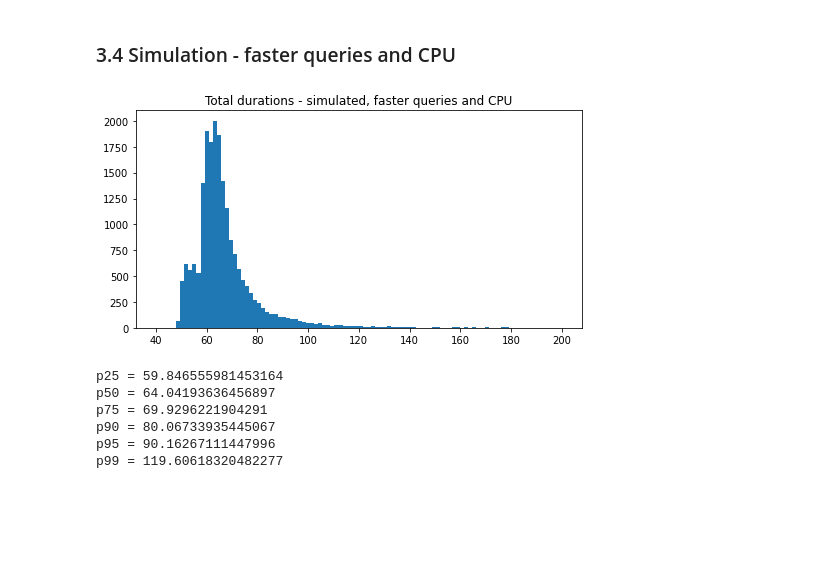
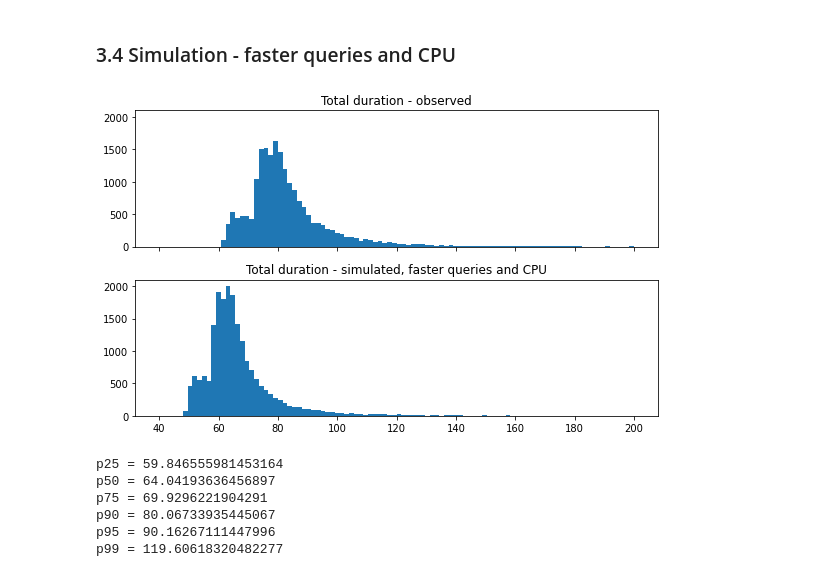
Before and after one commit to williewheeler/stats-demos, a Jupyter notebook: simulations/duration-what-if-simulation-empirical.ipynb, the cells around one changed output. Saved outputs shown, nothing was run; the diff lists cells and outputs as text; code cells hidden in the pictures; blank space fills up the shorter version.

```diff
--- a/simulations/duration-what-if-simulation-empirical.ipynb
+++ b/simulations/duration-what-if-simulation-empirical.ipynb
@@ -179,12 +194,17 @@ p99 = 136.4284014725134
 # %%
 sim_sample_whatif_both = run_sim(20000, query_factor=0.8, cpu_factor=0.8)
 # %%
-plt.figure(figsize=(8, 4))
-plt.title("Total durations - simulated, faster queries and CPU")
-plt.hist(sim_sample_whatif_both, bins=100, range=[40, 200])
+fig, ax = plt.subplots(nrows=2, ncols=1, tight_layout=True, sharex=True, sharey=True, figsize=(8, 5))
+
+ax[0].hist(total_data, bins=100, range=[40, 200])
+ax[0].set_title("Total duration - observed")
+
+ax[1].hist(sim_sample_whatif_both, bins=100, range=[40, 200])
+ax[1].set_title("Total duration - simulated, faster queries and CPU")
+
 plt.show()
 # %% [output]
-[figure, old version]
+[figure, new version]
 # %%
 dump_quantiles(sim_sample_whatif_both)
 # %% [output]
```
Also changed, not shown: parts of 5 cells of this notebook.
